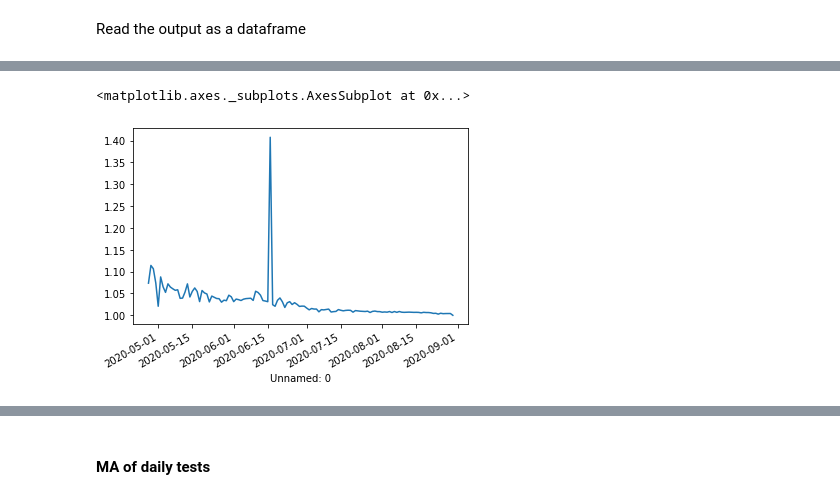
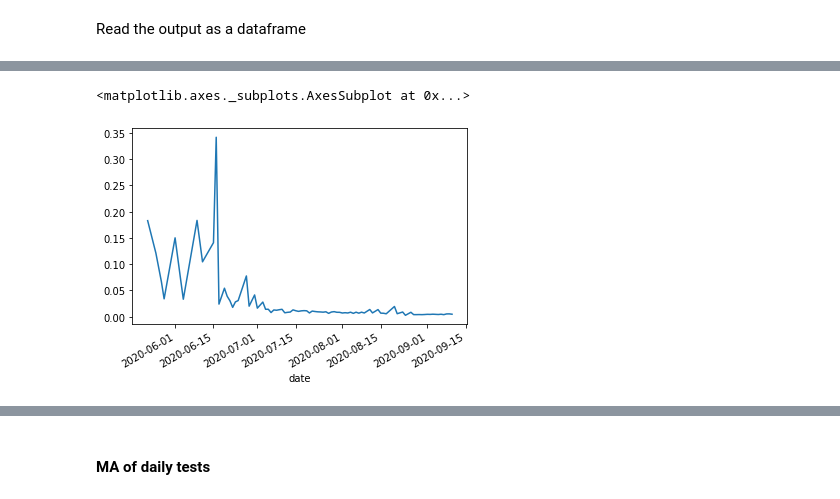
Before and after one commit to swb-ief/etl-pipeline, a Jupyter notebook: data_pipeline/Calculate metrics.ipynb, the cells around one changed output, grey strips where cells are left out. Drawn from its saved outputs; the diff is of its cells as text; code cells hidden in the pictures.

```diff
--- a/data_pipeline/Calculate metrics.ipynb
+++ b/data_pipeline/Calculate metrics.ipynb
@@ -48,0 +85,7 @@ Find Levitt metrics for Mumbai
+# %%
+df.loc[df["delta.tested"]<0, ["delta.tested"]] = np.nan
+df.loc[df["delta.confirmed"]<0, ["delta.confirmed"]] = np.nan
+# %%
+from sklearn.impute import KNNImputer
+imputer = KNNImputer(n_neighbors=7)
+df.loc[:,['delta.confirmed', 'delta.tested']] = np.round(imputer.fit_transform(df.loc[:,['delta.confirmed', 'delta.tested']]))
@@ -49,2 +108,2 @@ Find Levitt metrics for Mumbai
 # %%
-df["Mumbai.total.deceased.shift"] = df["Mumbai.total.deceased"].shift(1)
+df["total.deceased.shift"] = df["total.deceased"].shift(1)
@@ -61,7 +110,8 @@ df.tail()
 # %%
-df["Mumbai.Levitt.Metric"] = df["Mumbai.total.deceased"]/df["Mumbai.total.deceased.shift"]
+import numpy as np
+df["levitt.Metric"] = np.log(df["total.deceased"]/df.pop("total.deceased.shift"))
 # %%
-df["Mumbai.Levitt.Metric"].plot()
+df["levitt.Metric"].plot()
 # %% [output]
 <matplotlib.axes._subplots.AxesSubplot at 0x...>
-[figure, old version]
+[figure, new version]
```
Also changed, not shown: parts of 48 cells of this notebook, 5 other files.
